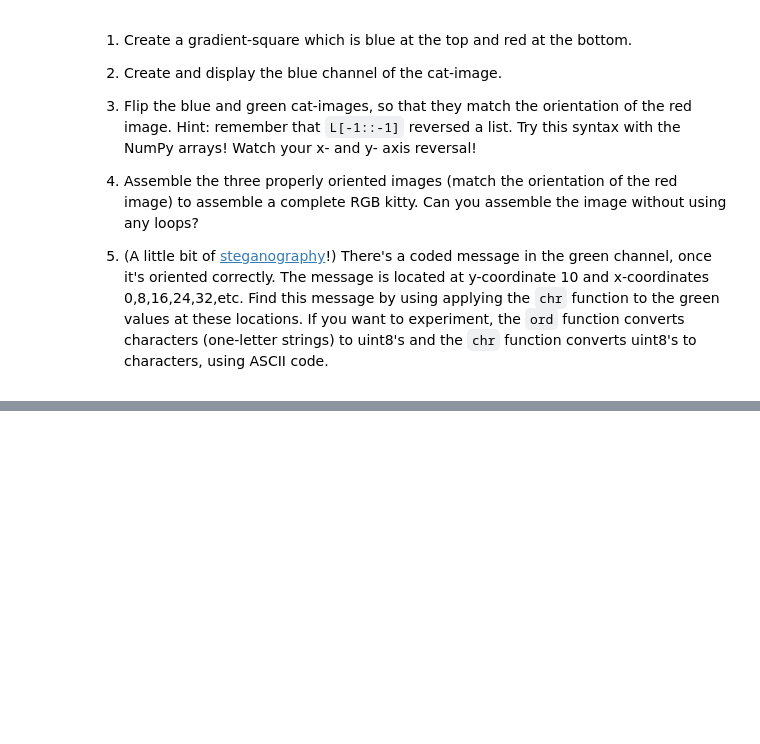
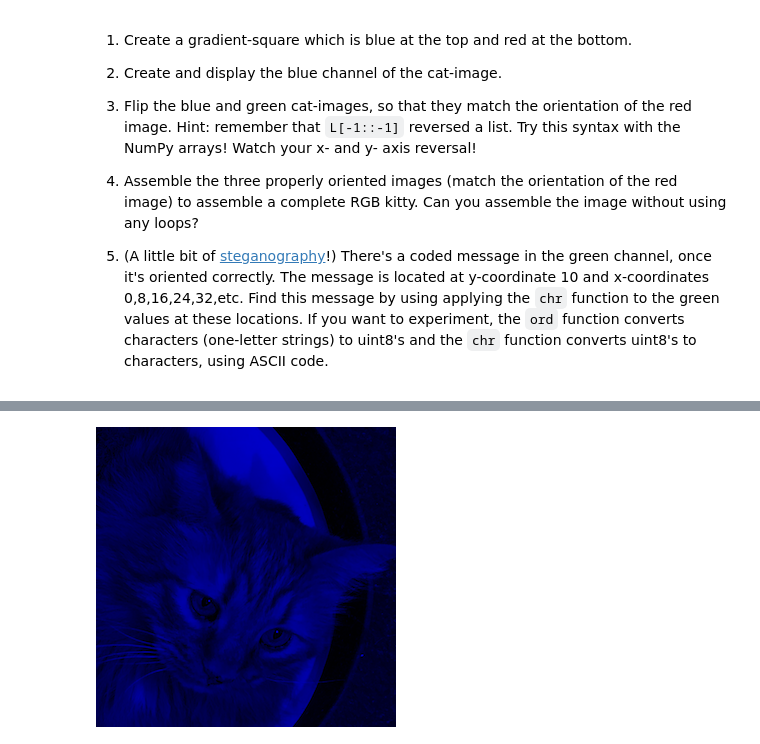
Before and after one commit to jdvallad/Math-152, a Jupyter notebook: P4M_Notebook_4.ipynb, the cells around one changed output, grey strips where cells are left out. Drawn from its saved outputs; the diff is of its cells as text; code cells hidden in the pictures; blank space fills up the shorter version.

```diff
--- a/P4M_Notebook_4.ipynb
+++ b/P4M_Notebook_4.ipynb
@@ -1079,0 +1116,7 @@ Now we see the problem!  Complete the exercises below to fix the image.
+# %%
+# Exercise 2.
+bluecatarray = catarray.copy()
+bluecatarray[:,:,[0,1]] = 0
+display(Image.fromarray(bluecatarray))
+# %% [output]
+[figure, added]
```
Also changed, not shown: parts of 15 cells of this notebook.
